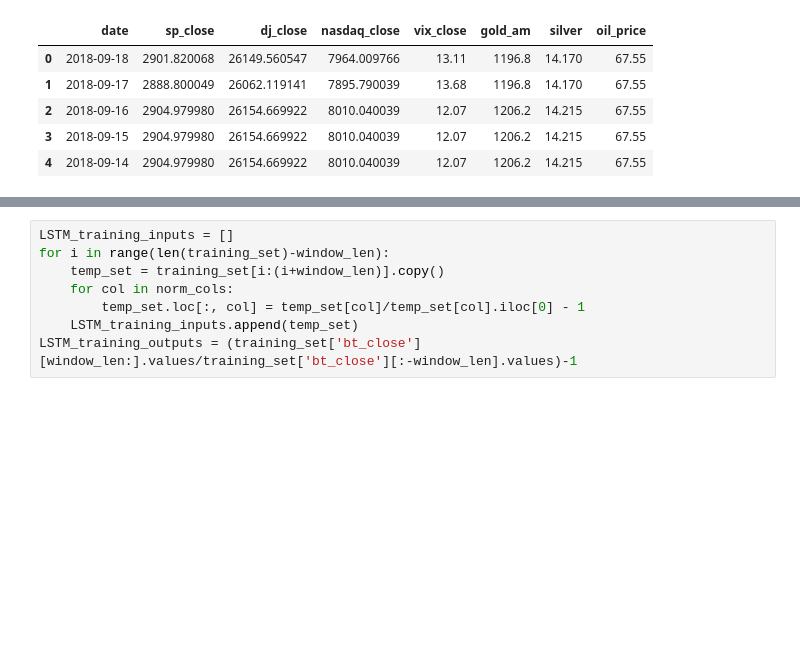
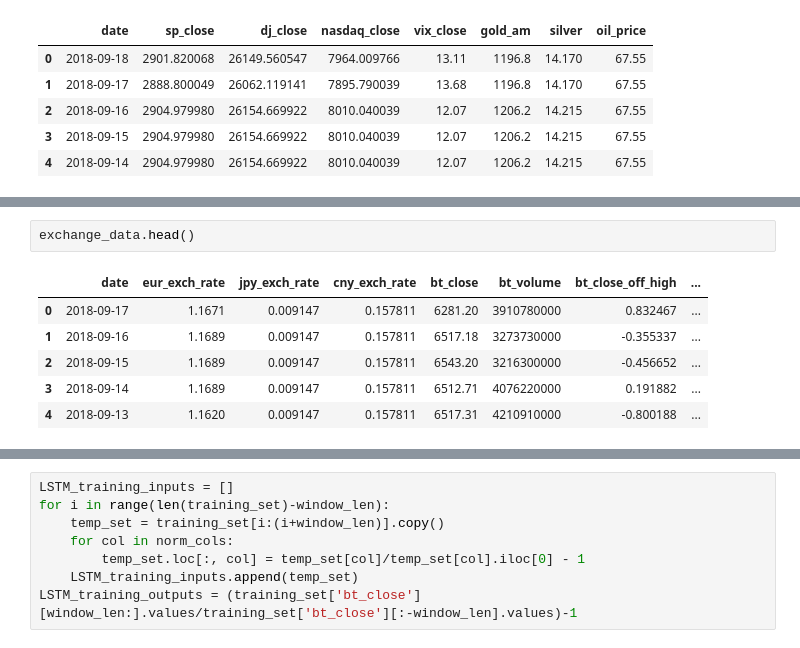
Before and after one commit to kejsiStruga/bitcoin-price-prediction, a Jupyter notebook: Data Gathering.ipynb, the cells around one changed output, grey strips where cells are left out. Drawn from its saved outputs; the diff is of its cells as text; blank space fills up the shorter version.

```diff
--- a/Data Gathering.ipynb
+++ b/Data Gathering.ipynb
@@ -322,0 +237,9 @@ btc_final=imputed_df
+# %%
+exchange_data.head()
+# %% [output]
+|  | date | eur_exch_rate | jpy_exch_rate | cny_exch_rate | bt_close | bt_volume | bt_close_off_high | ... |
+| 0 | 2018-09-17 | 1.1671 | 0.009147 | 0.157811 | 6281.20 | 3910780000 | 0.832467 | ... |
+| 1 | 2018-09-16 | 1.1689 | 0.009147 | 0.157811 | 6517.18 | 3273730000 | -0.355337 | ... |
+| 2 | 2018-09-15 | 1.1689 | 0.009147 | 0.157811 | 6543.20 | 3216300000 | -0.456652 | ... |
+| 3 | 2018-09-14 | 1.1689 | 0.009147 | 0.157811 | 6512.71 | 4076220000 | 0.191882 | ... |
+| 4 | 2018-09-13 | 1.1620 | 0.009147 | 0.157811 | 6517.31 | 4210910000 | -0.800188 | ... |
```
Also changed, not shown: parts of 27 cells of this notebook, 1 other file.
